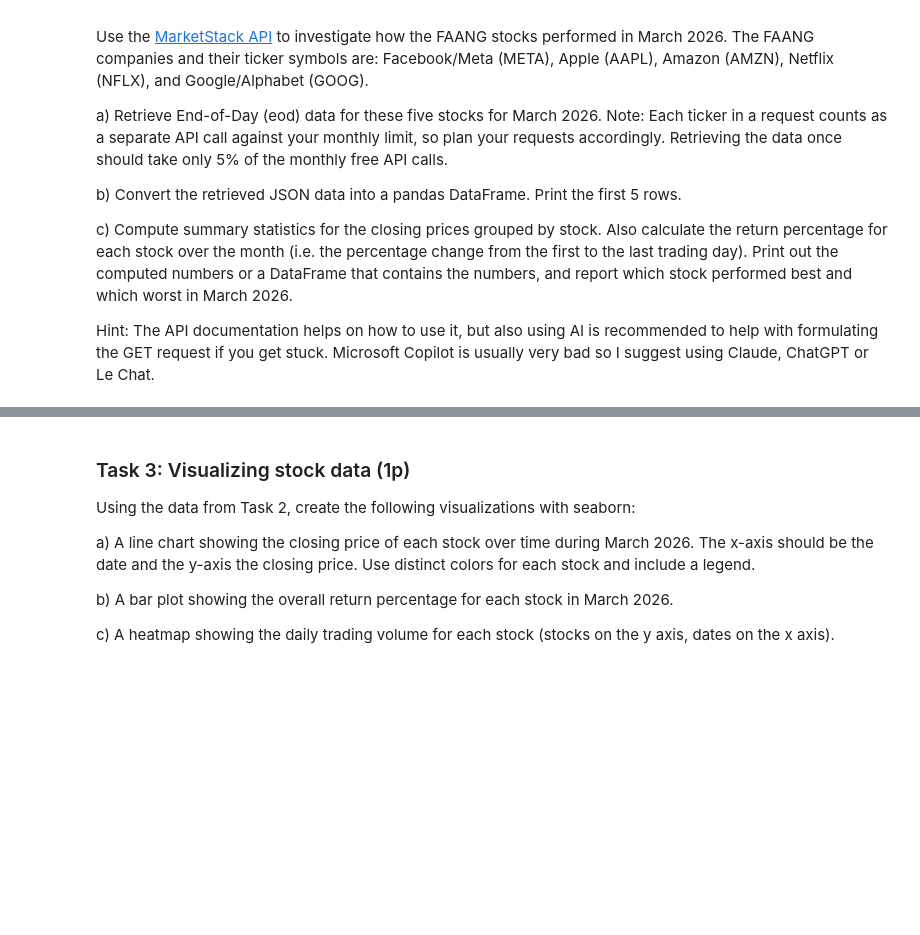
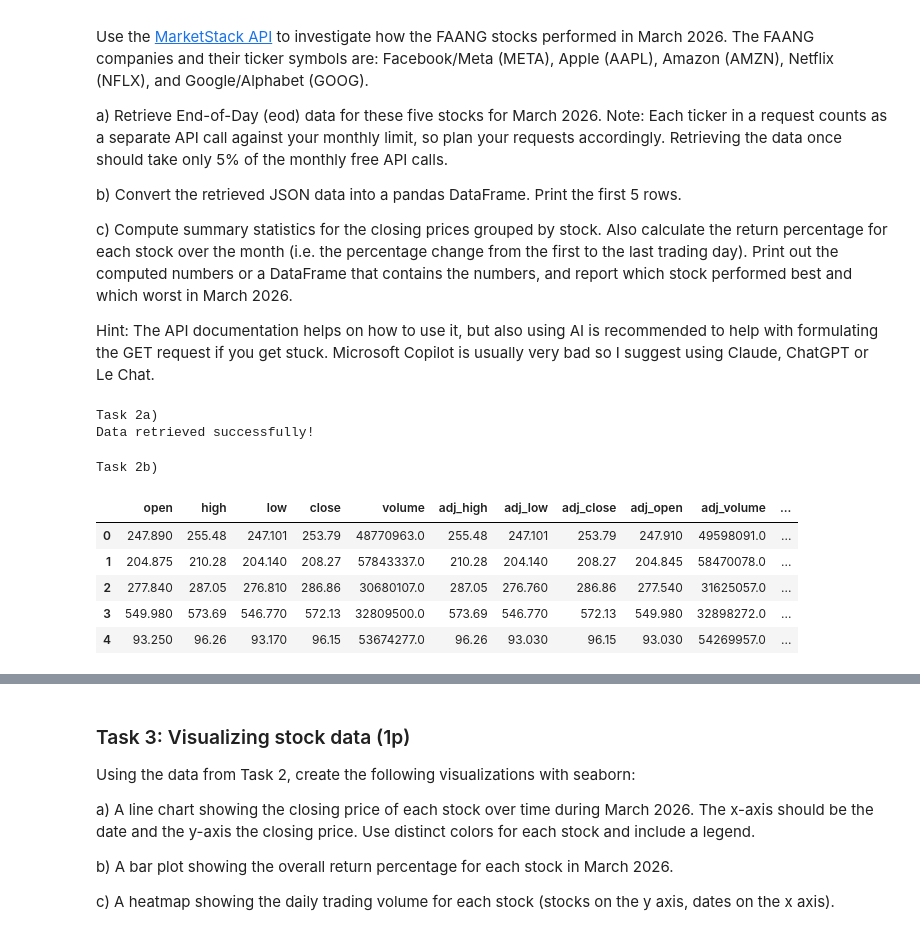
Before and after one commit to Tuandinh-projects/Python2026, a Jupyter notebook: assignment/assignment2/assignment2.ipynb, the cells around one changed output, grey strips where cells are left out. Drawn from its saved outputs; the diff is of its cells as text; code cells hidden in the pictures; blank space fills up the shorter version.

```diff
--- a/assignment/assignment2/assignment2.ipynb
+++ b/assignment/assignment2/assignment2.ipynb
@@ -99,3 +99,47 @@ b) Convert the retrieved JSON data into a pandas DataFrame. Print the first 5 ro
 c) Compute summary statistics for the closing prices grouped by stock. Also calculate the return percentage for each stock over the month (i.e. the percentage change from the first to the last trading day). Print out the computed numbers or a DataFrame that contains the numbers, and report which stock performed best and which worst in March 2026.
 
 Hint: The API documentation helps on how to use it, but also using AI is recommended to help with formulating the GET request if you get stuck. Microsoft Copilot is usually very bad so I suggest using Claude, ChatGPT or Le Chat.
+# %%
+print("Task 2a)")
+
+import requests
+
+# Define the endpoint
+url = "https://api.marketstack.com/v1/eod"
+
+# Set up parameters
+params = {
+    "access_key": api_key,
+    "symbols": "META, AAPL, AMZN, NFLX, GOOG",
+    "date_from": "2026-03-01",
+    "date_to": "2026-03-31"
+}
+
+# Execute the request
+response = requests.get(url, params=params)
+
+# Check if the request was successful
+if response.status_code == 200:
+    stock_data_json = response.json()
+    print("Data retrieved successfully!")
+else:
+    print(f"Error: {response.status_code}")
+# %% [output]
+Task 2a)
+Data retrieved successfully!
+# %%
+print("Task 2b)")
+import pandas as pd
+
+# Convert the data retrieved to a data frame
+df = pd.DataFrame(stock_data_json["data"])
+
+display(df.head())
+# %% [output]
+Task 2b)
+|  | open | high | low | close | volume | adj_high | adj_low | adj_close | adj_open | adj_volume | ... |
+| 0 | 247.890 | 255.48 | 247.101 | 253.79 | 48770963.0 | 255.48 | 247.101 | 253.79 | 247.910 | 49598091.0 | ... |
+| 1 | 204.875 | 210.28 | 204.140 | 208.27 | 57843337.0 | 210.28 | 204.140 | 208.27 | 204.845 | 58470078.0 | ... |
+| 2 | 277.840 | 287.05 | 276.810 | 286.86 | 30680107.0 | 287.05 | 276.760 | 286.86 | 277.540 | 31625057.0 | ... |
+| 3 | 549.980 | 573.69 | 546.770 | 572.13 | 32809500.0 | 573.69 | 546.770 | 572.13 | 549.980 | 32898272.0 | ... |
+| 4 | 93.250 | 96.26 | 93.170 | 96.15 | 53674277.0 | 96.26 | 93.030 | 96.15 | 93.030 | 54269957.0 | ... |
```
Also changed, not shown: parts of 7 cells of this notebook, 4 other files.
